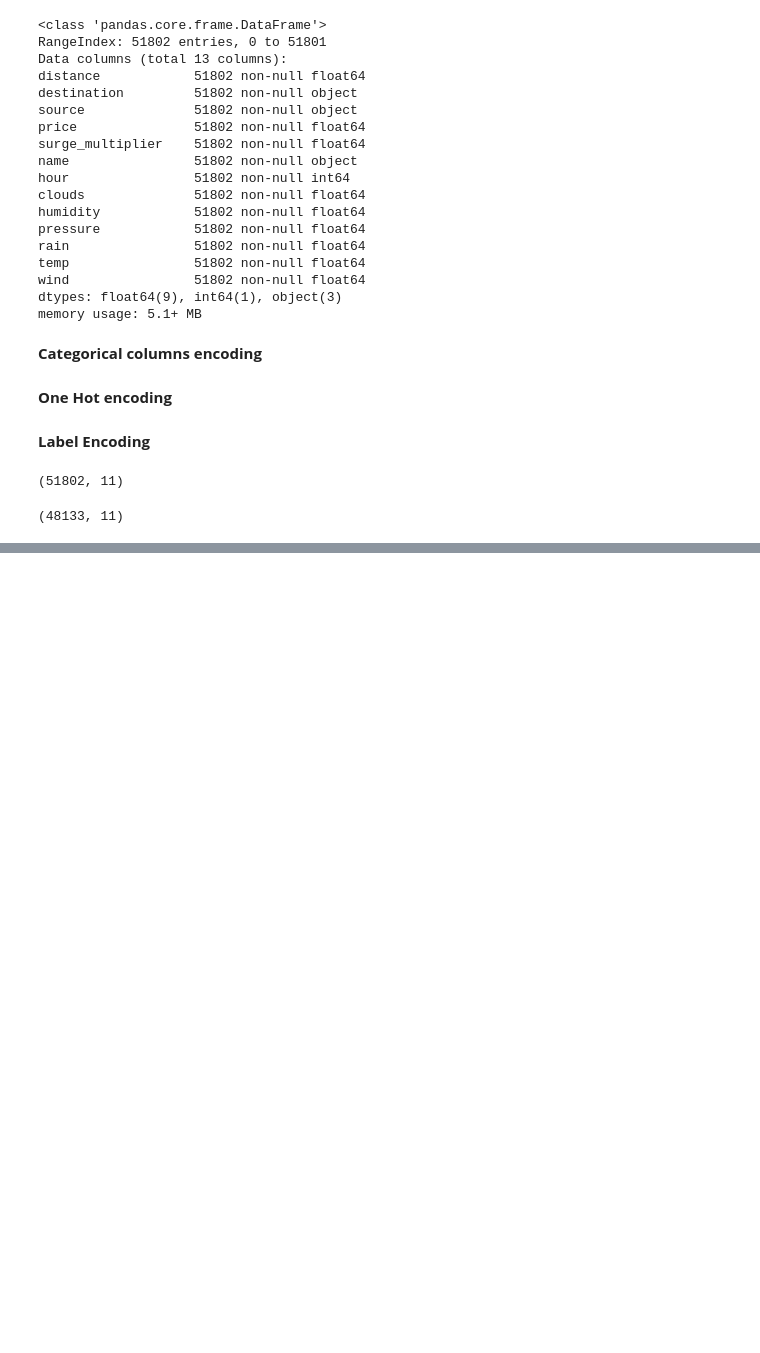
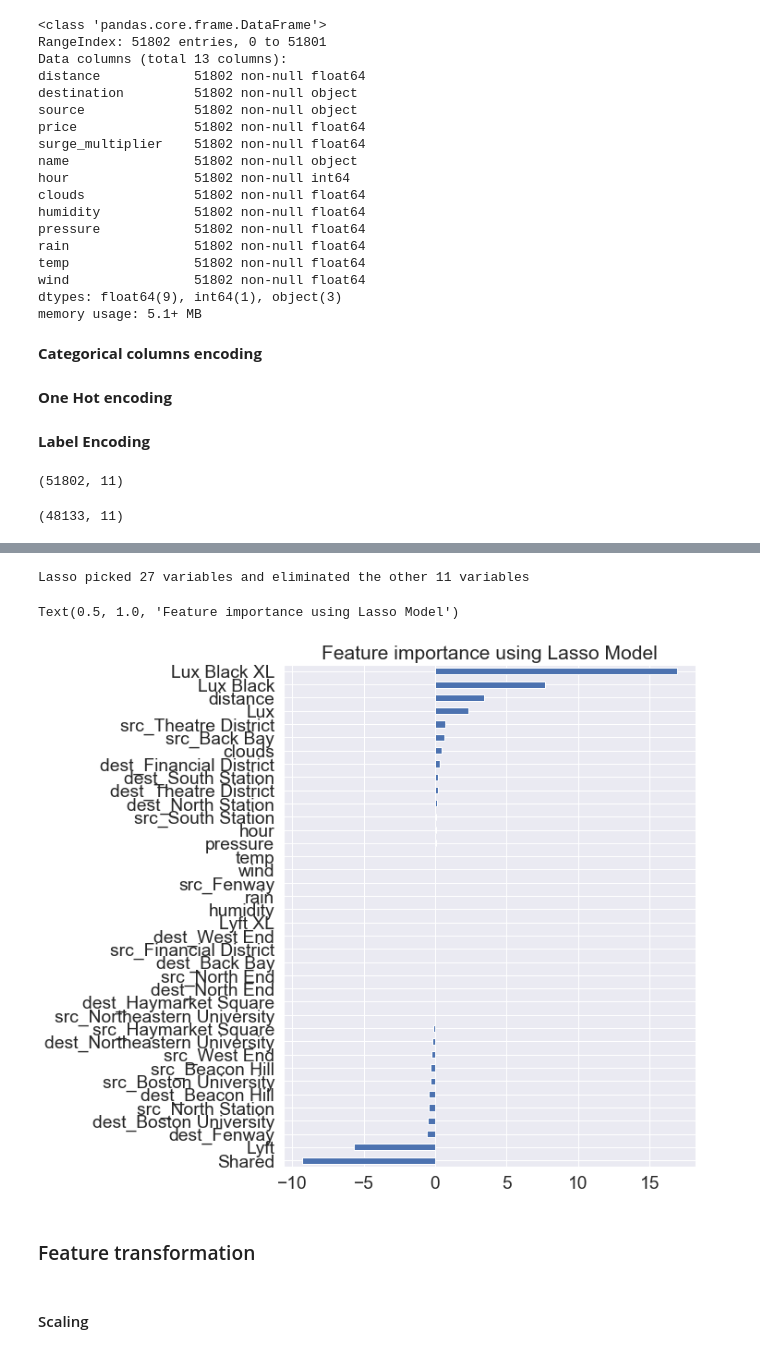
Before and after one commit to hc93/Uber-Lyft-Price-Prediction-With-Surge-Price, a Jupyter notebook: Final project.ipynb, the cells around one changed output, grey strips where cells are left out. Saved outputs shown, nothing was run; the diff lists cells and outputs as text; code cells hidden in the pictures; blank space fills up the shorter version.

```diff
--- a/Final project.ipynb
+++ b/Final project.ipynb
@@ -862,0 +945,3 @@ lyft_leX.shape
+# %%
+lyft1_X = lyft_X
+lyft1_y = lyft_y
@@ -862,0 +996,7 @@ lyft_leX.shape
+# %%
+reg = LassoCV()
+reg.fit(lyft1_X, lyft1_y)
+print("Best alpha using built-in LassoCV: %f" % reg.alpha_)
+print("Best score using built-in LassoCV: %f" %reg.score(lyft1_X, lyft1_y))
+coef = pd.Series(reg.coef_, index = lyft1_X.columns)
+coef
@@ -862,0 +1023,17 @@ lyft_leX.shape
+# %%
+print("Lasso picked " + str(sum(coef != 0)) + " variables and eliminated the other " +  str(sum(coef == 0)) + " variables")
+# %% [output]
+Lasso picked 27 variables and eliminated the other 11 variables
+# %%
+imp_coef = coef.sort_values()
+import matplotlib
+matplotlib.rcParams['figure.figsize'] = (8.0, 10.0)
+imp_coef.plot(kind = "barh")
+plt.title("Feature importance using Lasso Model")
+# %% [output]
+Text(0.5, 1.0, 'Feature importance using Lasso Model')
+[figure, added]
+# %% [markdown]
+### Feature transformation
+# %% [markdown]
+#### Scaling
```
Also changed, not shown: parts of 21 cells of this notebook.
